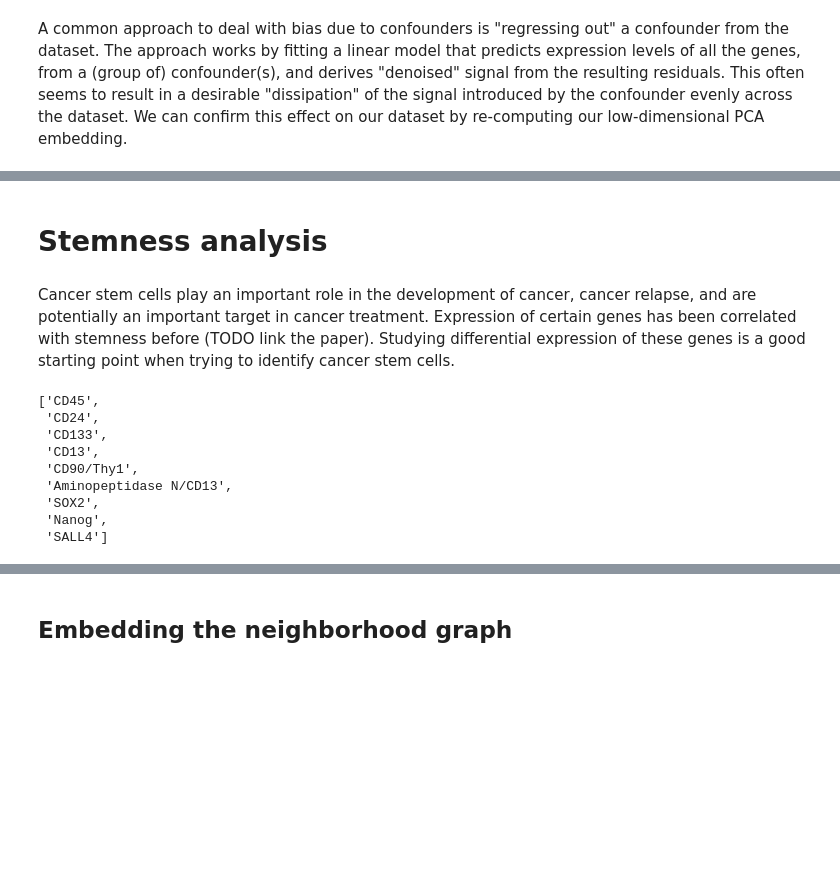
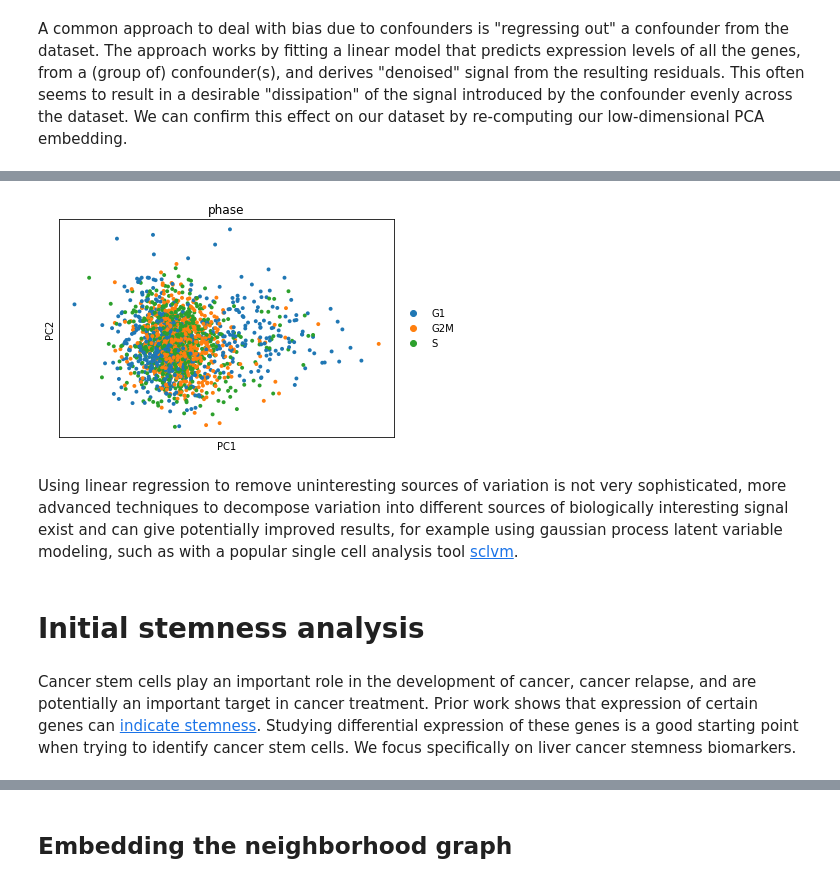
Before and after one commit to picrin/cancer_heterogeneity, a Jupyter notebook: 02_stemness_analysis.ipynb, the cells around one changed output, grey strips where cells are left out. Saved outputs shown, nothing was run; the diff lists cells and outputs as text; code cells hidden in the pictures; blank space fills up the shorter version.

```diff
--- a/02_stemness_analysis.ipynb
+++ b/02_stemness_analysis.ipynb
@@ -104,4 +169,11 @@ sc.pl.pca(adata, color=current_genes.intersection(cell_cycle_genes))
+# %%
+sc.tl.pca(adata, svd_solver='arpack')
+sc.pl.pca_scatter(adata, color='phase')
+# %% [output]
+[figure, added]
+# %% [markdown]
+Using linear regression to remove uninteresting sources of variation is not very sophisticated, more advanced techniques to decompose variation into different sources of biologically interesting signal exist and can give potentially improved results, for example using gaussian process latent variable modeling, such as with a popular single cell analysis tool [sclvm](https://github.com/PMBio/scLVM).
 # %% [markdown]
-# Stemness analysis
+# Initial stemness analysis
 # %% [markdown]
-Cancer stem cells play an important role in the development of cancer, cancer relapse, and are potentially an important target in cancer treatment. Expression of certain genes has been correlated with stemness before (TODO link the paper). Studying differential expression of these genes is a good starting point when trying to identify cancer stem cells.
+Cancer stem cells play an important role in the development of cancer, cancer relapse, and are potentially an important target in cancer treatment. Prior work shows that expression of certain genes can [indicate stemness](https://doi.org/10.4103/ctm.ctm_69_16). Studying differential expression of these genes is a good starting point when trying to identify cancer stem cells. We focus specifically on liver cancer stemness biomarkers.
@@ -118,12 +179,0 @@ SALL4""".split("\n")
-# %%
-liver_specific
-# %% [output]
-['CD45',
- 'CD24',
- 'CD133',
- 'CD13',
- 'CD90/Thy1',
- 'Aminopeptidase N/CD13',
- 'SOX2',
- 'Nanog',
- 'SALL4']
```
Also changed, not shown: parts of 142 cells of this notebook, 3 other files.
